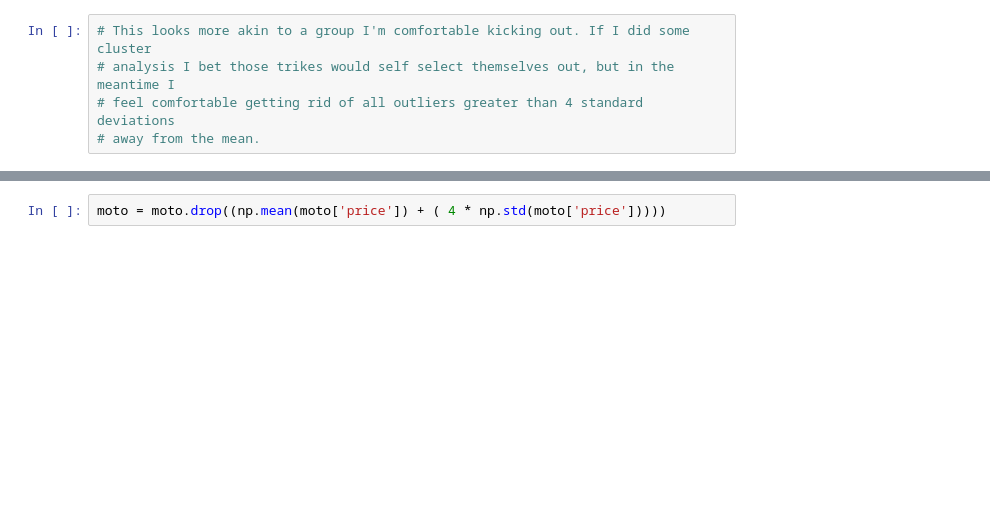
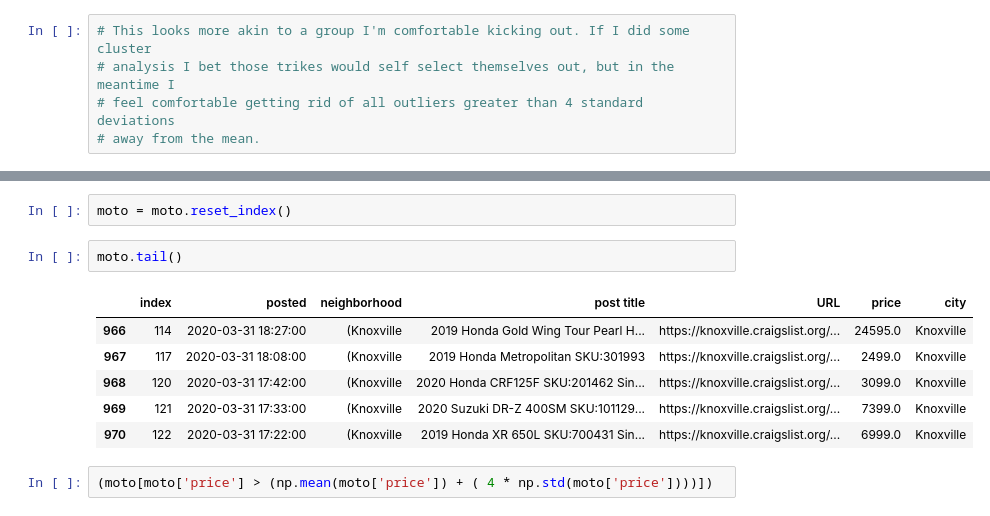
Before and after one commit to GrilledJeez/Testing-for-Difference-in-Craigslist-Markets, a Jupyter notebook: craigslist_scraper.ipynb, the cells around one changed output, grey strips where cells are left out. Saved outputs shown, nothing was run; the diff lists cells and outputs as text; blank space fills up the shorter version.

Commit message:
3.9 EDA 2.3 new index labels

```diff
--- a/craigslist_scraper.ipynb
+++ b/craigslist_scraper.ipynb
@@ -1123,2 +1152,13 @@ max    75000.000000
+# %%
+moto = moto.reset_index()
+# %%
+moto.tail()
+# %% [output]
+|  | index | posted | neighborhood | post title | URL | price | city |
+| 966 | 114 | 2020-03-31 18:27:00 | (Knoxville | 2019 Honda Gold Wing Tour Pearl H... | https://knoxville.craigslist.org/... | 24595.0 | Knoxville |
+| 967 | 117 | 2020-03-31 18:08:00 | (Knoxville | 2019 Honda Metropolitan SKU:301993 | https://knoxville.craigslist.org/... | 2499.0 | Knoxville |
+| 968 | 120 | 2020-03-31 17:42:00 | (Knoxville | 2020 Honda CRF125F SKU:201462 Sin... | https://knoxville.craigslist.org/... | 3099.0 | Knoxville |
+| 969 | 121 | 2020-03-31 17:33:00 | (Knoxville | 2020 Suzuki DR-Z 400SM SKU:101129... | https://knoxville.craigslist.org/... | 7399.0 | Knoxville |
+| 970 | 122 | 2020-03-31 17:22:00 | (Knoxville | 2019 Honda XR 650L SKU:700431 Sin... | https://knoxville.craigslist.org/... | 6999.0 | Knoxville |
 # %%
-moto = moto.drop((np.mean(moto['price']) + ( 4 * np.std(moto['price']))))
+(moto[moto['price'] > (np.mean(moto['price']) + ( 4 * np.std(moto['price'])))])
```
Also changed, not shown: parts of 2 cells of this notebook.
